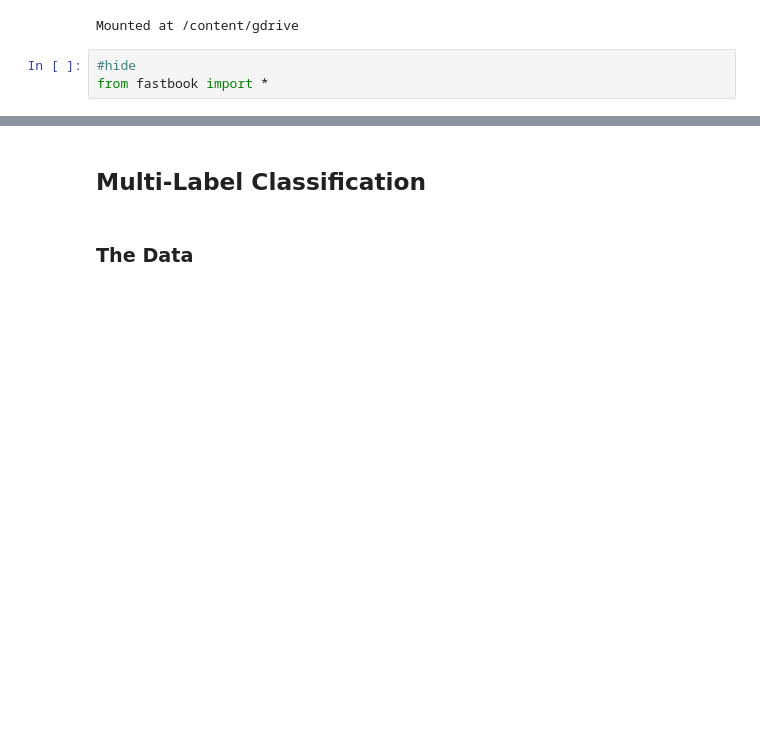
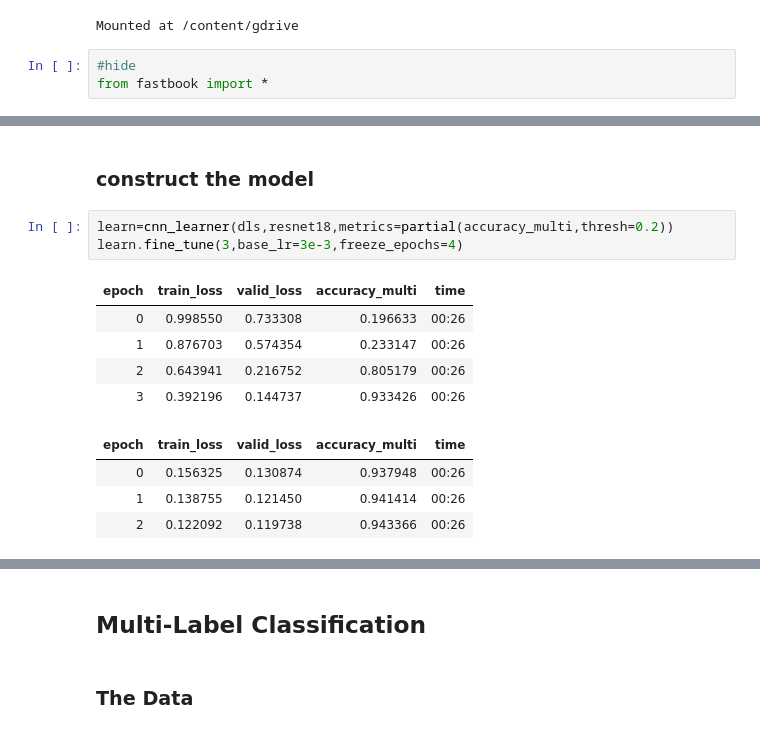
Before and after one commit to epm2wi/fastbook, a Jupyter notebook: clean/06_multicat.ipynb, the cells around one changed output, grey strips where cells are left out. Drawn from its saved outputs; the diff is of its cells as text; blank space fills up the shorter version.

```diff
--- a/clean/06_multicat.ipynb
+++ b/clean/06_multicat.ipynb
@@ -12,0 +67,15 @@ from fastbook import *
+# %% [markdown]
+### construct the model
+# %%
+learn=cnn_learner(dls,resnet18,metrics=partial(accuracy_multi,thresh=0.2))
+learn.fine_tune(3,base_lr=3e-3,freeze_epochs=4)
+# %% [output]
+| epoch | train_loss | valid_loss | accuracy_multi | time |
+| 0 | 0.998550 | 0.733308 | 0.196633 | 00:26 |
+| 1 | 0.876703 | 0.574354 | 0.233147 | 00:26 |
+| 2 | 0.643941 | 0.216752 | 0.805179 | 00:26 |
+| 3 | 0.392196 | 0.144737 | 0.933426 | 00:26 |
+| epoch | train_loss | valid_loss | accuracy_multi | time |
+| 0 | 0.156325 | 0.130874 | 0.937948 | 00:26 |
+| 1 | 0.138755 | 0.121450 | 0.941414 | 00:26 |
+| 2 | 0.122092 | 0.119738 | 0.943366 | 00:26 |
```
Also changed, not shown: parts of 37 cells of this notebook.
